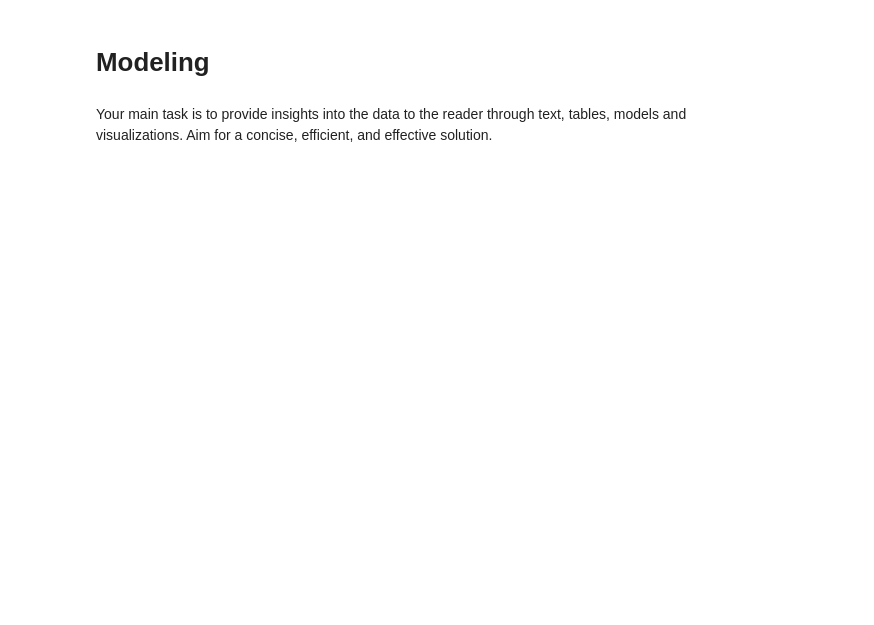
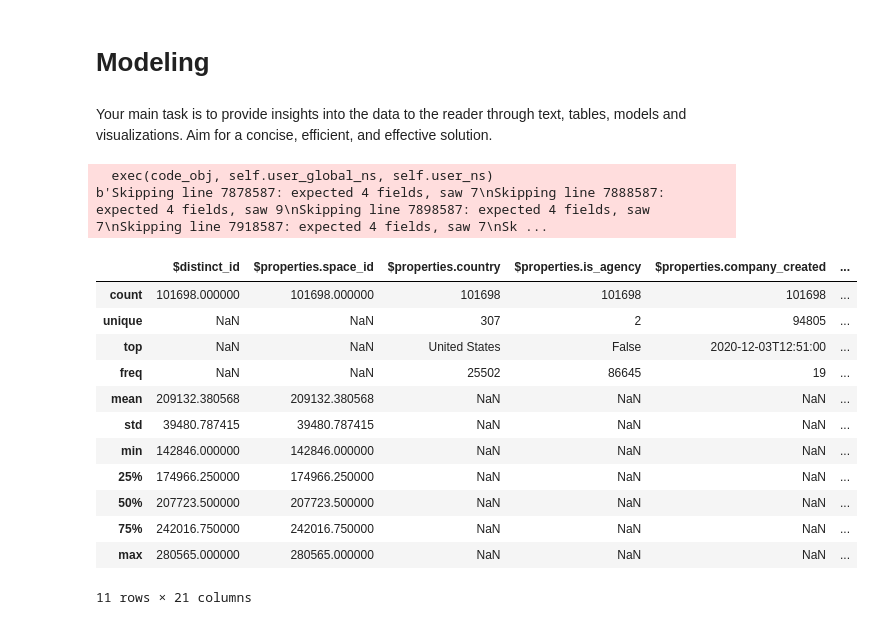
Before and after one commit to ZaloznikV/Project-3-ZaloznikV, a Jupyter notebook: predictive_modeling.ipynb, the cells around one changed output. Drawn from its saved outputs; the diff is of its cells as text; code cells hidden in the pictures; blank space fills up the shorter version.

```diff
--- a/predictive_modeling.ipynb
+++ b/predictive_modeling.ipynb
@@ -42,0 +58,24 @@ Your main task is to provide insights into the data to the reader through text,
+# %%
+signups = pd.read_csv("Data\signups\SignupsAttributes.csv")
+events = pd.read_csv("Data\events\AllEvents.csv", error_bad_lines=False) #automatically ignoring headers in all_events csv file
+#print(signups.head())
+#events.head()
+# %% [output]
+  exec(code_obj, self.user_global_ns, self.user_ns)
+b'Skipping line 7878587: expected 4 fields, saw 7\nSkipping line 7888587: expected 4 fields, saw 9\nSkipping line 7898587: expected 4 fields, saw 7\nSkipping line 7918587: expected 4 fields, saw 7\nSk ...
+# %%
+signups.describe(include="all")
+# %% [output]
+|  | $distinct_id | $properties.space_id | $properties.country | $properties.is_agency | $properties.company_created | ... |
+| count | 101698.000000 | 101698.000000 | 101698 | 101698 | 101698 | ... |
+| unique | NaN | NaN | 307 | 2 | 94805 | ... |
+| top | NaN | NaN | United States | False | 2020-12-03T12:51:00 | ... |
+| freq | NaN | NaN | 25502 | 86645 | 19 | ... |
+| mean | 209132.380568 | 209132.380568 | NaN | NaN | NaN | ... |
+| std | 39480.787415 | 39480.787415 | NaN | NaN | NaN | ... |
+| min | 142846.000000 | 142846.000000 | NaN | NaN | NaN | ... |
+| 25% | 174966.250000 | 174966.250000 | NaN | NaN | NaN | ... |
+| 50% | 207723.500000 | 207723.500000 | NaN | NaN | NaN | ... |
+| 75% | 242016.750000 | 242016.750000 | NaN | NaN | NaN | ... |
+| max | 280565.000000 | 280565.000000 | NaN | NaN | NaN | ... |
+11 rows × 21 columns
```
Also changed, not shown: parts of 20 cells of this notebook, 1 other file.
